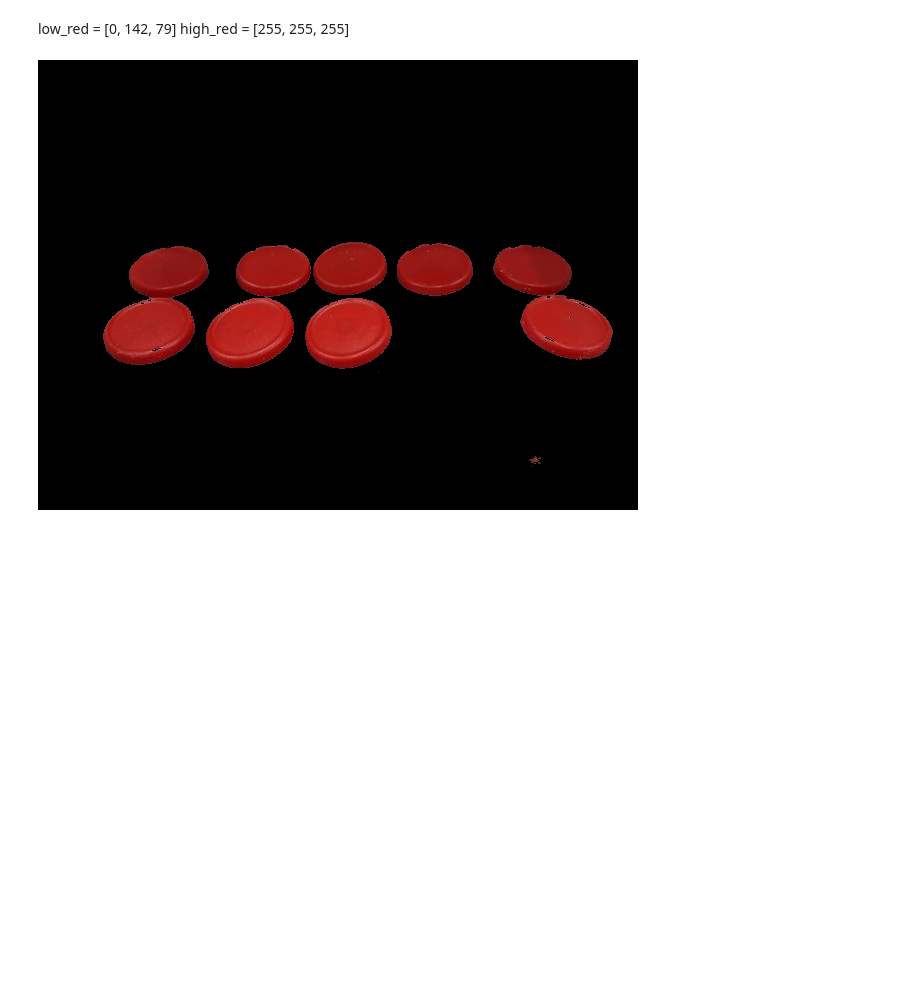
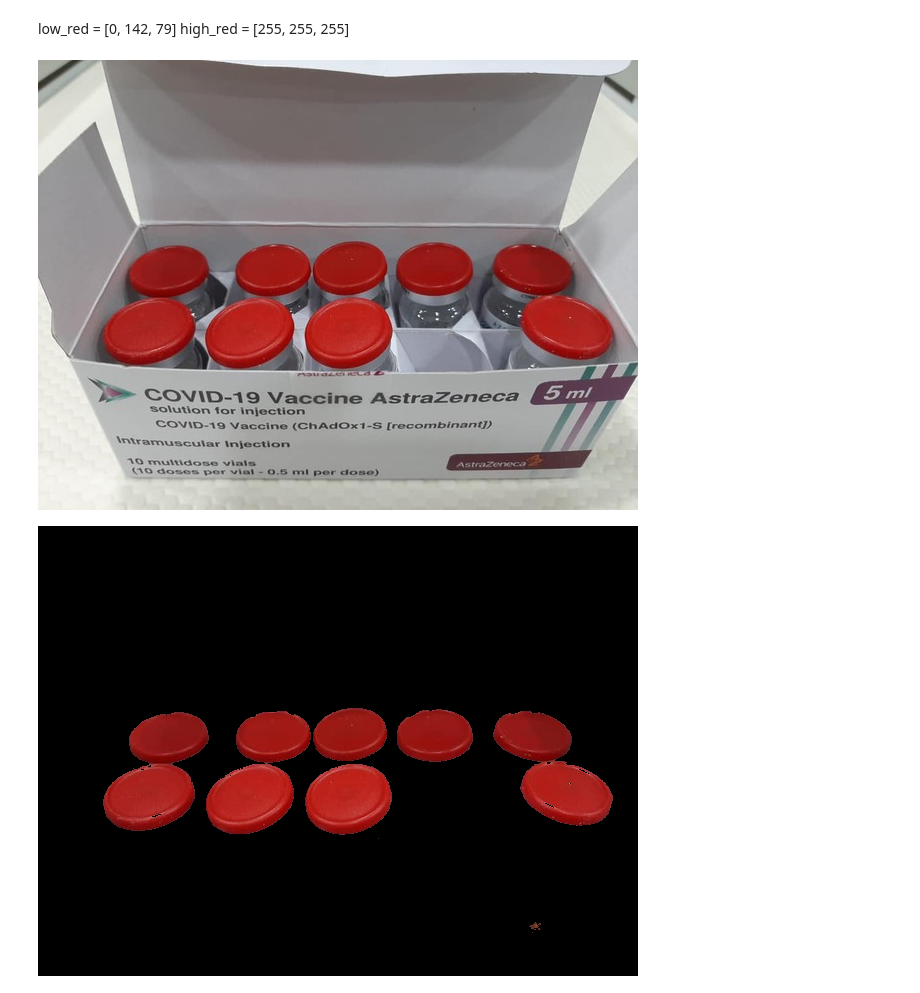
Before and after one commit to JSJeong-me/OpenCV_Practitioner_Guide_2, a Jupyter notebook: count-1.ipynb, the cells around one changed output. Cells and saved outputs as stored; diff of their text form; code cells hidden in the pictures; blank space fills up the shorter version.

```diff
--- a/count-1.ipynb
+++ b/count-1.ipynb
@@ -1,15 +1,19 @@
 # %% [markdown]
 <a href="https://colab.research.google.com/github/JSJeong-me/OpenCV_Practitioner_Guide_2/blob/main/count-1.ipynb" target="_parent"><img src="https://colab.research.google.com/assets/colab-badge.svg" alt="Open In Colab"/></a>
+# %% [markdown]
+low_red = [0, 142, 79]
+high_red = [255, 255, 255]
 # %%
 import cv2
 from google.colab.patches import cv2_imshow
 # %%
 src = cv2.imread('./antivirus.jpg', cv2.COLOR_BGR2RGB)
+# %%
+cv2_imshow(src)
+# %% [output]
+[figure, added]
 # %%
 hsv_src = cv2.cvtColor(src, cv2.COLOR_RGB2HSV)
-# %% [markdown]
-low_red = [0, 142, 79]
-high_red = [255, 255, 255]
 # %%
 import numpy as np
 # %%
```
Also changed, not shown: parts of 1 cell of this notebook.
